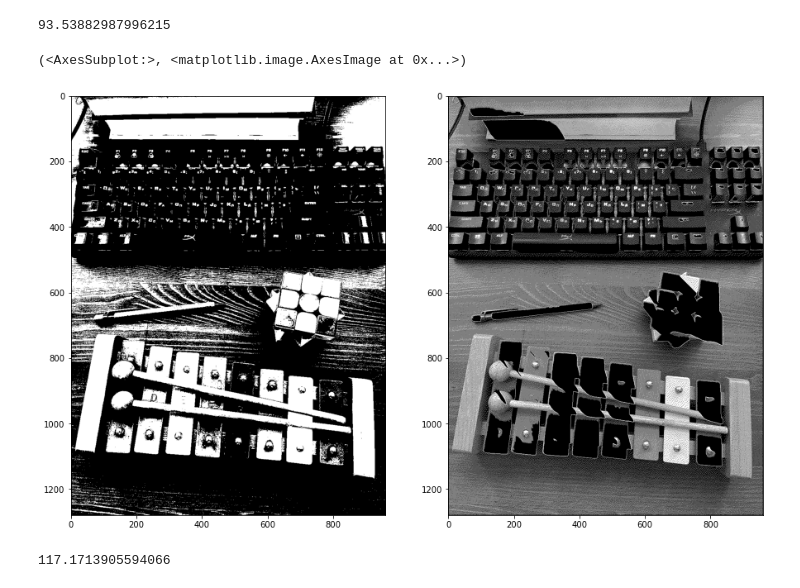
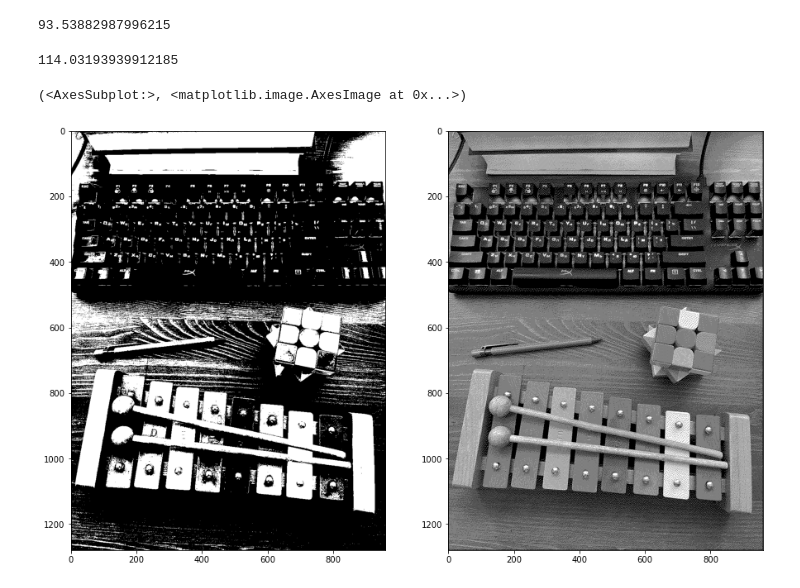
Before and after one commit to kurlyk-egor/cv-course, a Jupyter notebook: homework_5/Homework5.ipynb, the cells around one changed output. Cells and saved outputs as stored; diff of their text form; code cells hidden in the pictures.

```diff
--- a/homework_5/Homework5.ipynb
+++ b/homework_5/Homework5.ipynb
@@ -100,14 +91,7 @@ for r in tqdm(range(1, rows-1)):
 
         # Find the closest colour from the pallette (using absolute value/Euclidean distance)
         # Note: You may need more than one line of code here
-        new_pixel = colors[0]
-        min_dist = min_max_dist
-
-        for color in colors:
-            dist = np.linalg.norm(pixel - color)
-            if dist < min_dist:
-                min_dist = dist
-                new_pixel = color
+        new_pixel = colors[np.argmin([np.linalg.norm(pixel-color) for color in colors])]
 
         # Compute quantization error
         quant_error = pixel - new_pixel
@@ -173,7 +153,7 @@ for r in tqdm(range(rows)):
 # %%
 # Show quantized image (don't forget to cast back to uint8)
-quantized = quantized.astype(np.uint8)
-plt.imshow(quantized)
+quantized2 = quantized2.astype(np.uint8)
+plt.imshow(quantized2)
 # %% [output]
 <matplotlib.image.AxesImage at 0x...>
 [figure]
@@ -187,49 +167,42 @@ avg_quant_error
 93.53882987996215
 # %%
 # Make a temporal copy of the original image, we will need it for error diffusion
-img_tmp_b = np.copy(img)
-dithering_b = np.zeros_like(img)
+img_tmp2 = np.copy(img)
+dithering2 = np.zeros_like(img)
 
 for r in tqdm(range(1, rows-1)):
     for c in range(1, cols-1):
         # Extract the original pixel value
-        pixel = img_tmp_b[r, c]
+        pixel = img_tmp2[r, c]
 
         # Find the closest colour from the pallette (using absolute value/Euclidean distance)
         # Note: You may need more than one line of code here
-        new_pixel = colors[0]
-        min_dist = min_max_dist
-
-        for color in colors:
-            dist = np.linalg.norm(pixel - color)
-            if dist < min_dist:
-                min_dist = dist
-                new_pixel = color
+        new_pixel = colors2[np.argmin([np.linalg.norm(pixel-color) for color in colors2])]
 
         # Compute quantization error
         quant_error = pixel - new_pixel
 
         # Diffuse the quantization error accroding to the FS diffusion matrix
         # Note: You may need more than one line of code here
-        img_tmp_b[r + 1][c    ] += quant_error * 7 / 16
-        img_tmp_b[r - 1][c + 1] += quant_error * 3 / 16
-        img_tmp_b[r    ][c + 1] += quant_error * 5 / 16
-        img_tmp_b[r + 1][c + 1] += quant_error * 1 / 16
+        img_tmp2[r + 1][c    ] += quant_error * 7 / 16
+        img_tmp2[r - 1][c + 1] += quant_error * 3 / 16
+        img_tmp2[r    ][c + 1] += quant_error * 5 / 16
+        img_tmp2[r + 1][c + 1] += quant_error * 1 / 16
 
         # Apply dithering
-        dithering_b[r, c, :] = new_pixel
+        dithering2[r, c, :] = new_pixel
+# %%
+# Compute average quantization error for dithered image
+dth_reshaped2 = dithering2.reshape(-1, 3)
+avg_dith_error = np.average((img_reshaped - dth_reshaped2)**2) ** 0.5
+avg_dith_error
+# %% [output]
+114.03193939912185
 # %%
 # Show quantized image (don't forget to cast back to uint8)
-dithering_b = dithering_b.astype(np.uint8)
-plt.subplot(121), plt.imshow(quantized)   # optimally quantized
-plt.subplot(122), plt.imshow(dithering_b)   # dithering
+dithering2 = dithering2.astype(np.uint8)
+plt.subplot(121), plt.imshow(quantized2)   # optimally quantized
+plt.subplot(122), plt.imshow(dithering2)   # dithering
 # %% [output]
 (<AxesSubplot:>, <matplotlib.image.AxesImage at 0x...>)
-[figure, old version]
+[figure, new version]
-# %%
-# Compute average quantization error for dithered image
-dth_reshaped = dithering_b.reshape(-1, 3)
-avg_dith_error = np.average((img_reshaped - dth_reshaped)**2) ** 0.5
-avg_dith_error
-# %% [output]
-117.1713905594066
```
Also changed, not shown: parts of 9 cells of this notebook.
